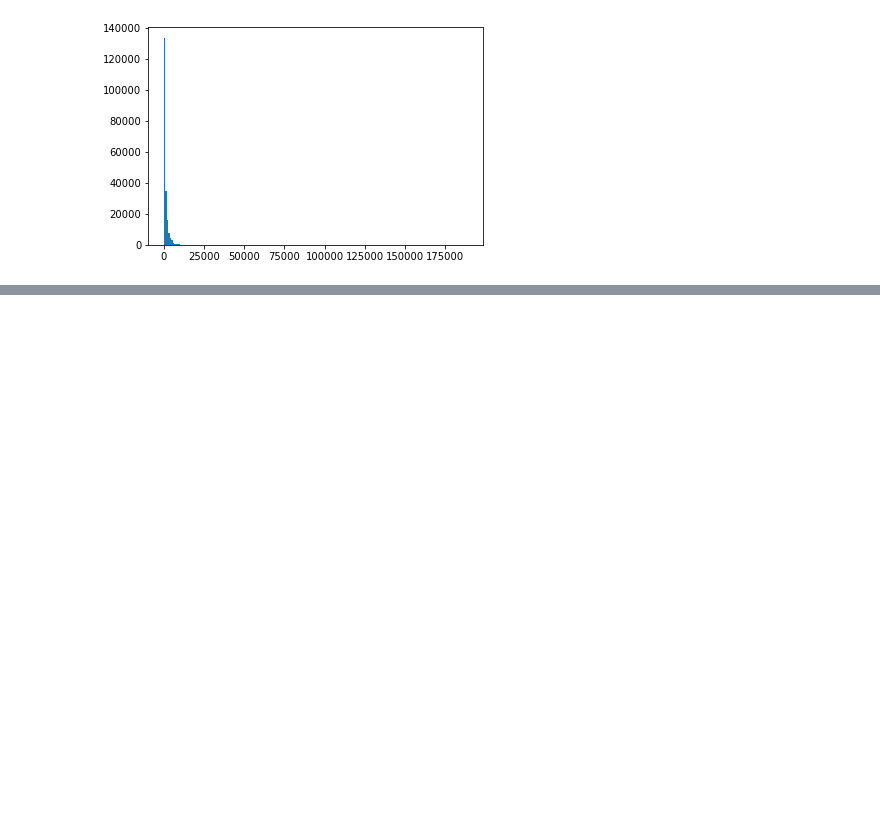
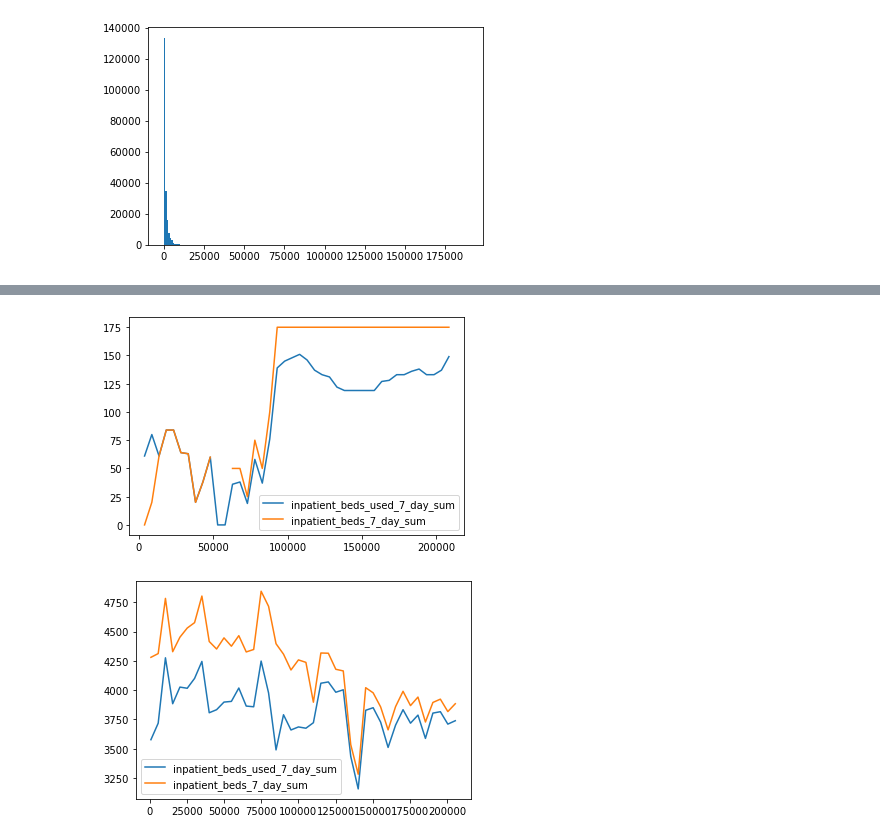
Before and after one commit to WhyVee/covid_in_the_community, a Jupyter notebook: src/graphing_nb.ipynb, the cells around one changed output, grey strips where cells are left out. Cells and saved outputs as stored; diff of their text form; code cells hidden in the pictures; blank space fills up the shorter version.

```diff
--- a/src/graphing_nb.ipynb
+++ b/src/graphing_nb.ipynb
@@ -93,0 +112,7 @@ plt.xticks(rotation='35');
+# %%
+zip_codes = [96755, 76508]
+for code in zip_codes:
+    grouped_hospital.get_group(code)[['inpatient_beds_used_7_day_sum', 'inpatient_beds_7_day_sum']].plot()
+# %% [output]
+[figure, added]
+[figure, added]
```
Also changed, not shown: parts of 8 cells of this notebook.
